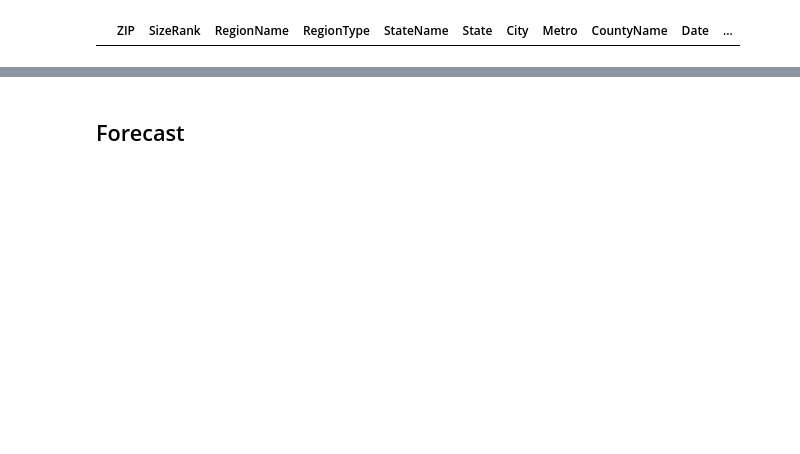
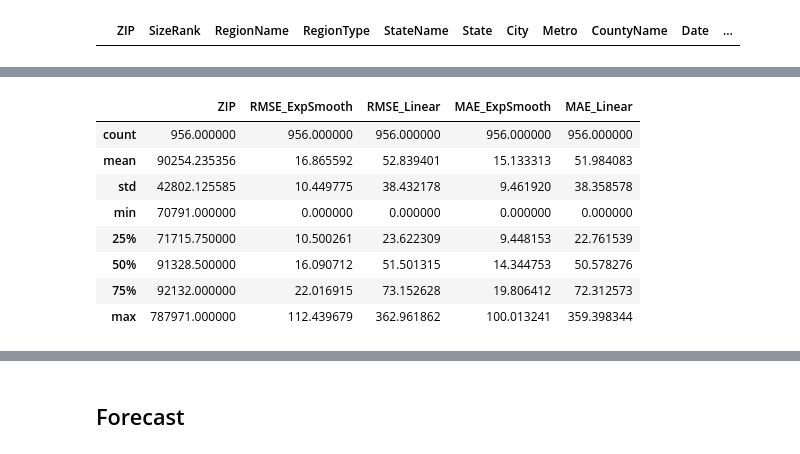
Before and after one commit to kbarckhoff/CSE6242-Project, a Jupyter notebook: forecast_nb.ipynb, the cells around one changed output, grey strips where cells are left out. Cells and saved outputs as stored; diff of their text form; code cells hidden in the pictures; blank space fills up the shorter version.

```diff
--- a/forecast_nb.ipynb
+++ b/forecast_nb.ipynb
@@ -166,0 +260,13 @@ anomalies.head()
+# %%
+# summarize results
+cv_df.describe()
+# %% [output]
+|  | ZIP | RMSE_ExpSmooth | RMSE_Linear | MAE_ExpSmooth | MAE_Linear |
+| count | 956.000000 | 956.000000 | 956.000000 | 956.000000 | 956.000000 |
+| mean | 90254.235356 | 16.865592 | 52.839401 | 15.133313 | 51.984083 |
+| std | 42802.125585 | 10.449775 | 38.432178 | 9.461920 | 38.358578 |
+| min | 70791.000000 | 0.000000 | 0.000000 | 0.000000 | 0.000000 |
+| 25% | 71715.750000 | 10.500261 | 23.622309 | 9.448153 | 22.761539 |
+| 50% | 91328.500000 | 16.090712 | 51.501315 | 14.344753 | 50.578276 |
+| 75% | 92132.000000 | 22.016915 | 73.152628 | 19.806412 | 72.312573 |
+| max | 787971.000000 | 112.439679 | 362.961862 | 100.013241 | 359.398344 |
```
Also changed, not shown: parts of 21 cells of this notebook.
